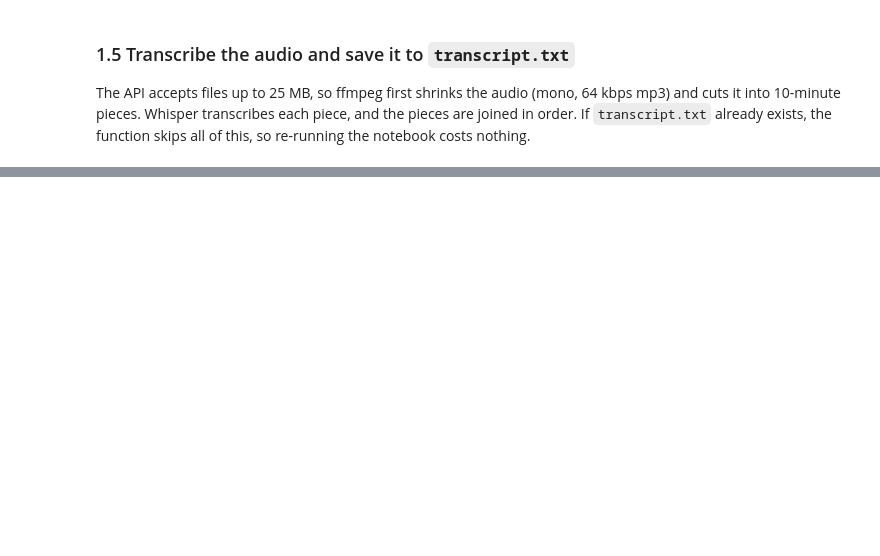
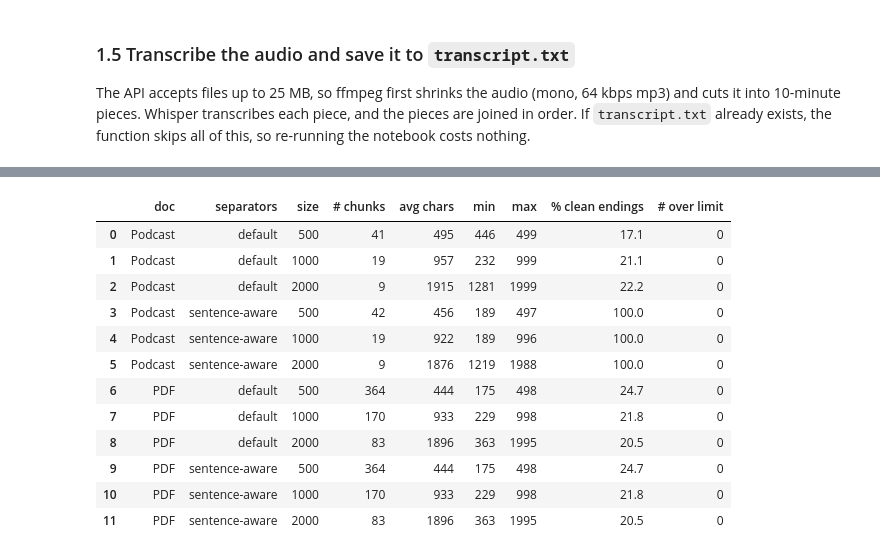
Before and after one commit to ai-consulting-bootcamp/lab-chunking-strategies, a Jupyter notebook: chunking_strategies.ipynb, the cells around one changed output, grey strips where cells are left out. Saved outputs shown, nothing was run; the diff lists cells and outputs as text; code cells hidden in the pictures; blank space fills up the shorter version.

```diff
--- a/chunking_strategies.ipynb
+++ b/chunking_strategies.ipynb
@@ -146,0 +207,7 @@ ETHICS GUIDELINES FOR TR
+# %%
+for name in docs:
+    chunks = fixed[(name, 500, 0)]
+    print(f"--- {name}, Fixed-500, overlap 0 ---")
+    for i in range(3):
+        print(f"chunk {i} ends:   ...{chunks[i][-50:]!r}")
+        print(f"chunk {i+1} starts: {chunks[i+1][:50]!r}...\n")
@@ -146,0 +236,9 @@ ETHICS GUIDELINES FOR TR
+# %%
+rows = []
+for name, text in docs.items():
+    for sep in ["", "\n\n"]:
+        chunks = CharacterTextSplitter(separator=sep, chunk_size=1000, chunk_overlap=0).split_text(text)
+        rows.append({"doc": name, "separator": repr(sep), "\\n\\n in text": text.count("\n\n"),
+                     **stats(chunks, 1000)})
+sep_df = pd.DataFrame(rows)
+sep_df
@@ -146,0 +301,33 @@ ETHICS GUIDELINES FOR TR
+# %%
+SEPARATORS = {
+    "default":        ["\n\n", "\n", " ", ""],
+    "sentence-aware": ["\n\n", "\n", ". ", "? ", "! ", " ", ""],
+}
+
+rows = []
+recursive = {}   # recursive[(doc, separators, size)]
+for name, text in docs.items():
+    for sep_name, seps in SEPARATORS.items():
+        for size in [500, 1000, 2000]:
+            splitter = RecursiveCharacterTextSplitter(chunk_size=size, chunk_overlap=100, separators=seps,
+                                                      keep_separator="end")   # keep the '.' on the left chunk
+            chunks = splitter.split_text(text)
+            recursive[(name, sep_name, size)] = chunks
+            rows.append({"doc": name, "separators": sep_name, "size": size, **stats(chunks, size)})
+
+rec_df = pd.DataFrame(rows)
+rec_df
+# %% [output]
+|  | doc | separators | size | # chunks | avg chars | min | max | % clean endings | # over limit |
+| 0 | Podcast | default | 500 | 41 | 495 | 446 | 499 | 17.1 | 0 |
+| 1 | Podcast | default | 1000 | 19 | 957 | 232 | 999 | 21.1 | 0 |
+| 2 | Podcast | default | 2000 | 9 | 1915 | 1281 | 1999 | 22.2 | 0 |
+| 3 | Podcast | sentence-aware | 500 | 42 | 456 | 189 | 497 | 100.0 | 0 |
+| 4 | Podcast | sentence-aware | 1000 | 19 | 922 | 189 | 996 | 100.0 | 0 |
+| 5 | Podcast | sentence-aware | 2000 | 9 | 1876 | 1219 | 1988 | 100.0 | 0 |
+| 6 | PDF | default | 500 | 364 | 444 | 175 | 498 | 24.7 | 0 |
+| 7 | PDF | default | 1000 | 170 | 933 | 229 | 998 | 21.8 | 0 |
+| 8 | PDF | default | 2000 | 83 | 1896 | 363 | 1995 | 20.5 | 0 |
+| 9 | PDF | sentence-aware | 500 | 364 | 444 | 175 | 498 | 24.7 | 0 |
+| 10 | PDF | sentence-aware | 1000 | 170 | 933 | 229 | 998 | 21.8 | 0 |
+| 11 | PDF | sentence-aware | 2000 | 83 | 1896 | 363 | 1995 | 20.5 | 0 |
```
Also changed, not shown: parts of 51 cells of this notebook, 11 other files.
